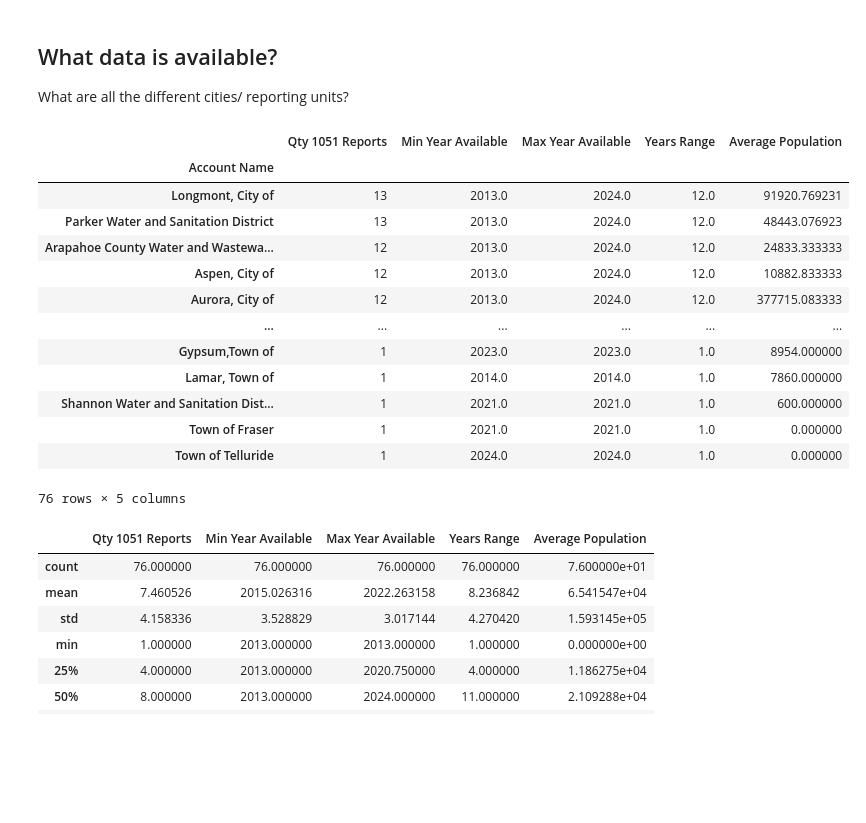
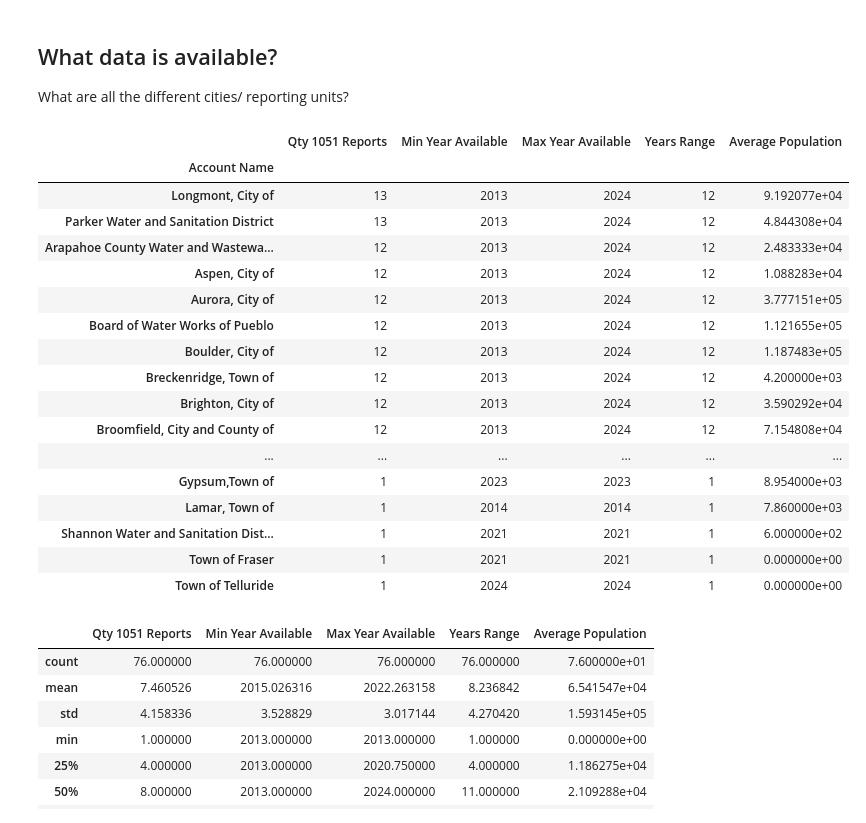
Before and after one commit to jade-fp/hub-gra-cwcb-rates, a Jupyter notebook: analysis_notes_tbd.ipynb, the cells around one changed output. Drawn from its saved outputs; the diff is of its cells as text; code cells hidden in the pictures; blank space fills up the shorter version.

```diff
--- a/analysis_notes_tbd.ipynb
+++ b/analysis_notes_tbd.ipynb
@@ -28,6 +40,7 @@ import pandas as pd
 import numpy as np
 import matplotlib.pyplot as plt
 import datetime as dt
+# import dataframe_image as dfi
 
 # defining some static, useful variables
 month_list = pd.Series(['January', 'February', 'March', 'April', 'May', 'June', 'July', 'August', 'September', 'October', 'November', 'December'])
@@ -35,3 +48,7 @@ month_num = list(month_list.index+1)
 months_ordered = [f'{r:02}-' for r in month_num] + month_list
 month_dict = {x: y for x in month_list for y in month_num if month_list[y-1] == x}
 # dict([(x, y) for x in month_list for y in months_ordered if pd.Index(month_list).get_loc(x) == pd.Index(months_ordered).get_loc(y)])
+
+full_date_range = pd.date_range(start='2013-01-01', end='2024-12-31', freq='MS')
+
+pd.set_option("display.max_rows", None, "display.max_columns", None)
@@ -40,7 +85,7 @@ month_dict = {x: y for x in month_list for y in month_num if month_list[y-1] ==
 # %%
 # reading 1051HB raw excel sheets into dataframes
 
-data_file = pd.ExcelFile('1051PublicDataReport_all-2024.xlsx')
+data_file = pd.ExcelFile('utility data/1051PublicDataReport_all-2024.xlsx')
 
 reports_list = data_file.parse('1051 Reports') # , index_col='1051 Report: DNR 1051 Report Name'
 county_info = data_file.parse('County Based Data')
@@ -186,32 +313,39 @@ What are all the different cities/ reporting units?
 # %%
 cities = reports.reset_index().groupby(by='Account Name').agg({'1051 Report: DNR 1051 Report Name': 'count',
                                                       'Report Year': ['min', 'max', lambda x: x.max() - x.min() + 1],
                                                       'Permanent Residential Population': 'mean'})
 # reports
 cities = cities.droplevel(level=[0], axis='columns').rename(columns={'count': 'Qty 1051 Reports',
                                                             'min': 'Min Year Available',
                                                             'max': 'Max Year Available',
                                                             '<lambda_0>': 'Years Range',
-                                                            'mean': 'Average Population'})
+                                                            'mean': 'Average Population'}) \
+                                                    .astype(dtype={'Min Year Available': int,
+                                                                   'Max Year Available': int,
+                                                                   'Years Range': int,})
 
 cities.sort_values(by=['Years Range', 'Qty 1051 Reports'], ascending=[False, False], inplace=True)
 
 cities
 # %% [output]
 |  | Qty 1051 Reports | Min Year Available | Max Year Available | Years Range | Average Population |
 | Account Name |  |  |  |  |  |
-| Longmont, City of | 13 | 2013.0 | 2024.0 | 12.0 | 91920.769231 |
-| Parker Water and Sanitation District | 13 | 2013.0 | 2024.0 | 12.0 | 48443.076923 |
-| Arapahoe County Water and Wastewa... | 12 | 2013.0 | 2024.0 | 12.0 | 24833.333333 |
-| Aspen, City of | 12 | 2013.0 | 2024.0 | 12.0 | 10882.833333 |
-| Aurora, City of | 12 | 2013.0 | 2024.0 | 12.0 | 377715.083333 |
+| Longmont, City of | 13 | 2013 | 2024 | 12 | 9.192077e+04 |
+| Parker Water and Sanitation District | 13 | 2013 | 2024 | 12 | 4.844308e+04 |
+| Arapahoe County Water and Wastewa... | 12 | 2013 | 2024 | 12 | 2.483333e+04 |
+| Aspen, City of | 12 | 2013 | 2024 | 12 | 1.088283e+04 |
+| Aurora, City of | 12 | 2013 | 2024 | 12 | 3.777151e+05 |
+| Board of Water Works of Pueblo | 12 | 2013 | 2024 | 12 | 1.121655e+05 |
+| Boulder, City of | 12 | 2013 | 2024 | 12 | 1.187483e+05 |
+| Breckenridge, Town of | 12 | 2013 | 2024 | 12 | 4.200000e+03 |
+| Brighton, City of | 12 | 2013 | 2024 | 12 | 3.590292e+04 |
+| Broomfield, City and County of | 12 | 2013 | 2024 | 12 | 7.154808e+04 |
 | ... | ... | ... | ... | ... | ... |
-| Gypsum,Town of | 1 | 2023.0 | 2023.0 | 1.0 | 8954.000000 |
-| Lamar, Town of | 1 | 2014.0 | 2014.0 | 1.0 | 7860.000000 |
-| Shannon Water and Sanitation Dist... | 1 | 2021.0 | 2021.0 | 1.0 | 600.000000 |
-| Town of Fraser | 1 | 2021.0 | 2021.0 | 1.0 | 0.000000 |
-| Town of Telluride | 1 | 2024.0 | 2024.0 | 1.0 | 0.000000 |
+| Gypsum,Town of | 1 | 2023 | 2023 | 1 | 8.954000e+03 |
+| Lamar, Town of | 1 | 2014 | 2014 | 1 | 7.860000e+03 |
+| Shannon Water and Sanitation Dist... | 1 | 2021 | 2021 | 1 | 6.000000e+02 |
+| Town of Fraser | 1 | 2021 | 2021 | 1 | 0.000000e+00 |
+| Town of Telluride | 1 | 2024 | 2024 | 1 | 0.000000e+00 |
-76 rows × 5 columns
 # %%
 cities.describe()
 # %% [output]
```
Also changed, not shown: parts of 42 cells of this notebook, 32 other files.
